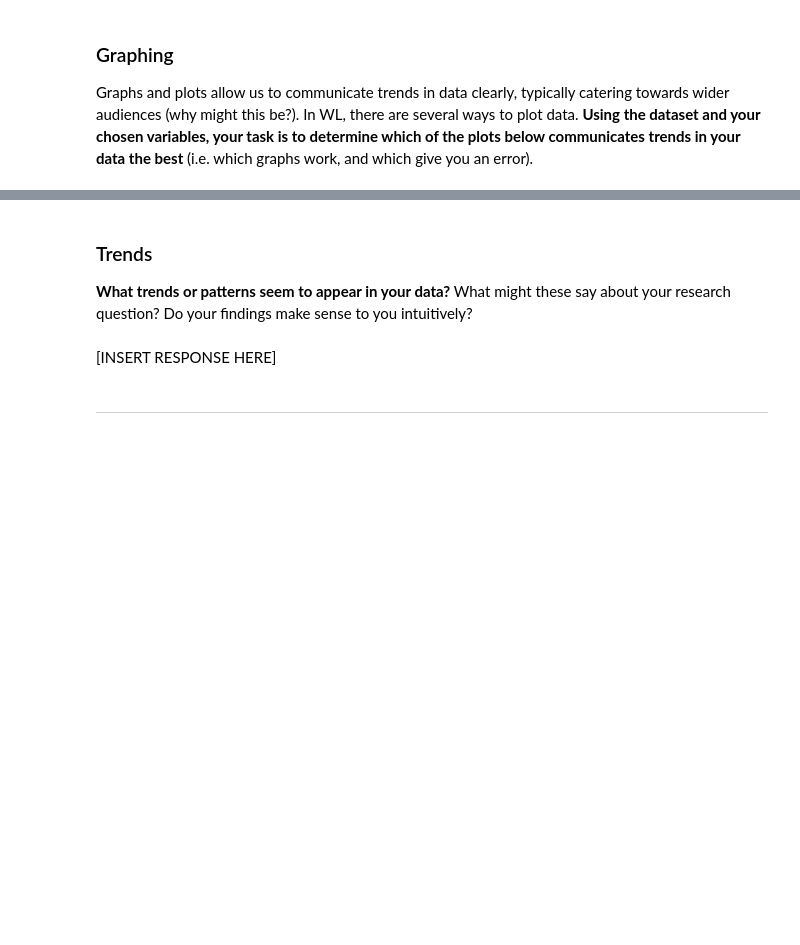
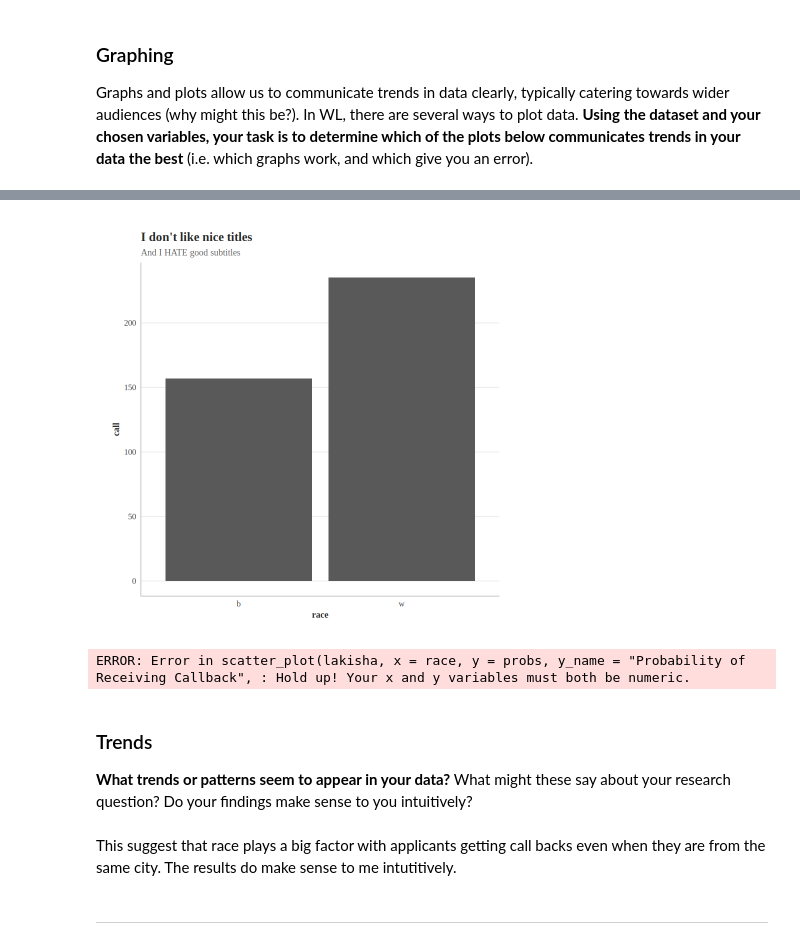
Before and after one commit to yoclean/Unit0, a Jupyter notebook: ApResearchCT_SS.ipynb, the cells around one changed output, grey strips where cells are left out. Drawn from its saved outputs; the diff is of its cells as text; code cells hidden in the pictures; blank space fills up the shorter version.

```diff
--- a/ApResearchCT_SS.ipynb
+++ b/ApResearchCT_SS.ipynb
@@ -163,25 +164,29 @@ bar_plot(lakisha,
 # %%
 column_plot(lakisha,
-            x= INSERT_VARIABLE_1,
-            y= INSERT_VARIABLE_2)
+            x= race,
+            y= call,)
+# %% [output]
+[figure, added]
 # %%
-logit_model <- glm(call~race+INSERT_VARIABLE_1, lakisha, family=binomial)
+logit_model <- glm(call~race+race, lakisha, family=binomial)
 predicted_probs <- predict(logit_model, type = "response")
 lakisha <- lakisha%>%mutate(probs=predicted_probs)
 
 scatter_plot(lakisha,
-             x=INSERT_VARIABLE_1,
+             x= race,
              y=probs,
              y_name="Probability of Receiving Callback",
              color_by=race,
              line=TRUE)
+# %% [output]
+ERROR: Error in scatter_plot(lakisha, x = race, y = probs, y_name = "Probability of Receiving Callback", : Hold up! Your x and y variables must both be numeric.
 # %% [markdown]
 ### Trends
 
 
 **What trends or patterns seem to appear in your data?** What might these say about your research question? Do your findings make sense to you intuitively?
-# %% [markdown]
-[INSERT RESPONSE HERE]
+# %% [markdown]
+This suggest that race plays a big factor with applicants getting call backs even when they are from the same city. The results do make sense to me intutitively.
 # %% [markdown]
 
 
```
Also changed, not shown: parts of 16 cells of this notebook.
